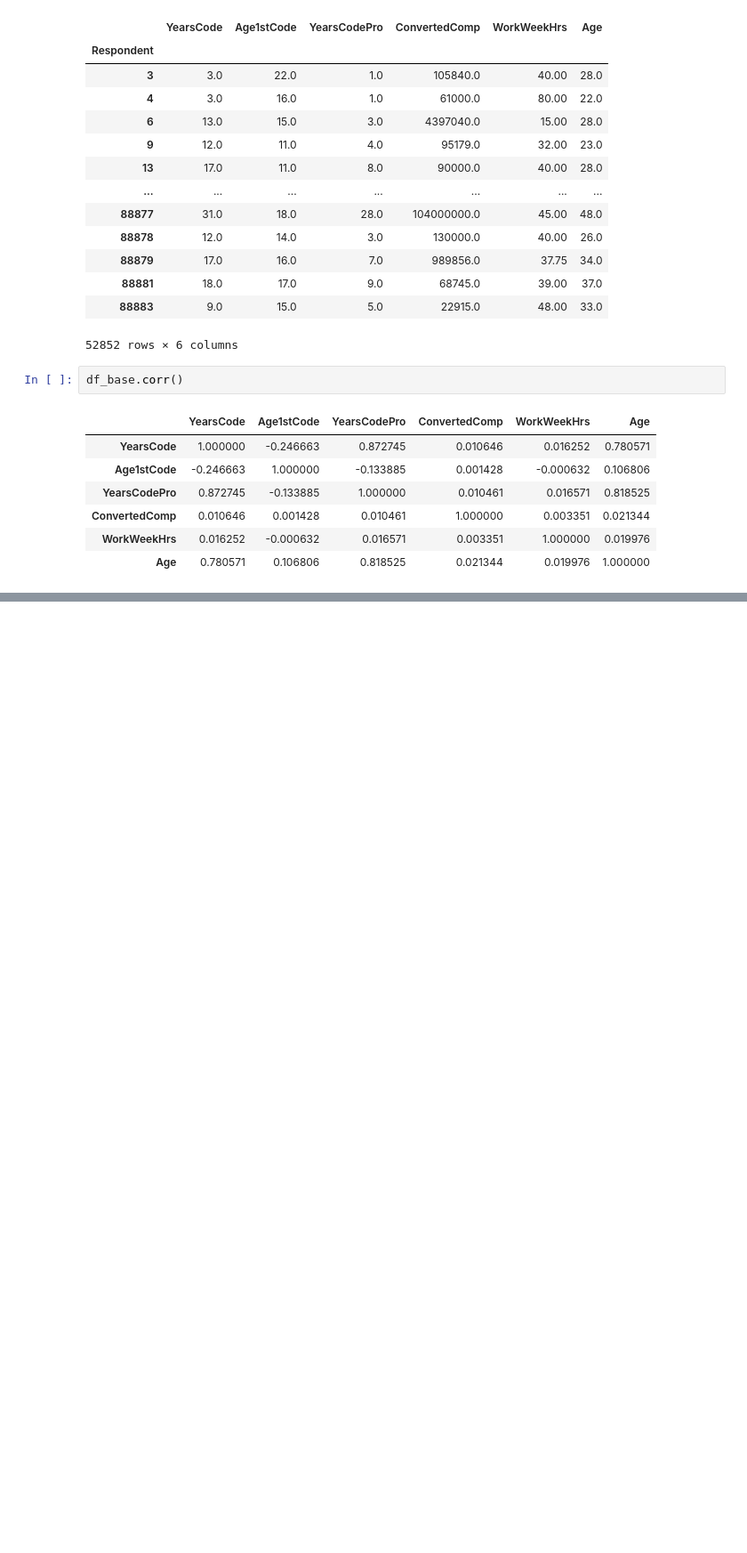
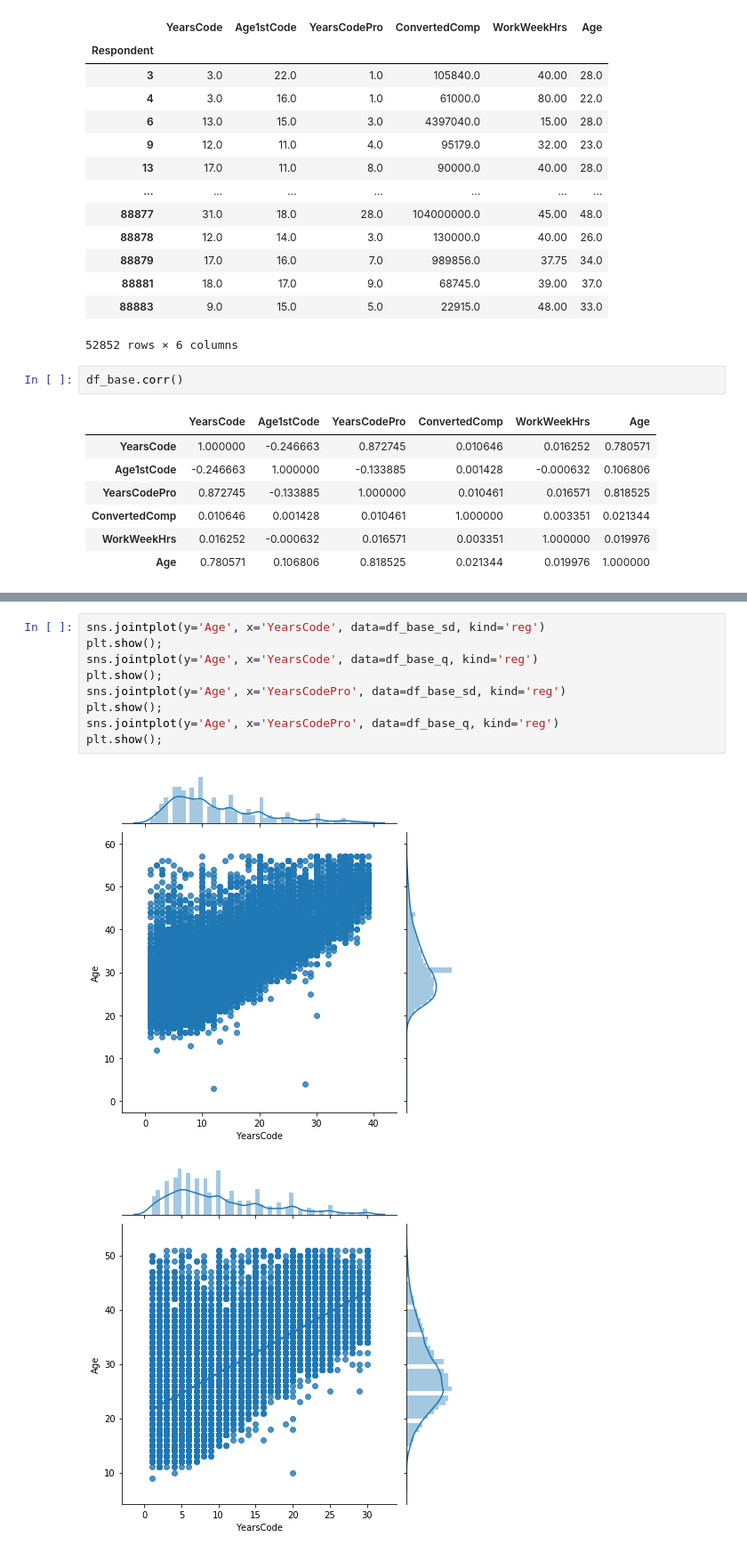
Before and after one commit to s460076/first-assignment, a Jupyter notebook: zestaw_2.ipynb, the cells around one changed output, grey strips where cells are left out. Shown at 89% size. Cells and saved outputs as stored; diff of their text form; blank space fills up the shorter version.

```diff
--- a/zestaw_2.ipynb
+++ b/zestaw_2.ipynb
@@ -180,0 +299,12 @@ df_base.corr()
+# %%
+sns.jointplot(y='Age', x='YearsCode', data=df_base_sd, kind='reg')
+plt.show();
+sns.jointplot(y='Age', x='YearsCode', data=df_base_q, kind='reg')
+plt.show();
+sns.jointplot(y='Age', x='YearsCodePro', data=df_base_sd, kind='reg')
+plt.show();
+sns.jointplot(y='Age', x='YearsCodePro', data=df_base_q, kind='reg')
+plt.show();
+# %% [output]
+[figure, added]
+[figure, added]
```
Also changed, not shown: parts of 24 cells of this notebook.
